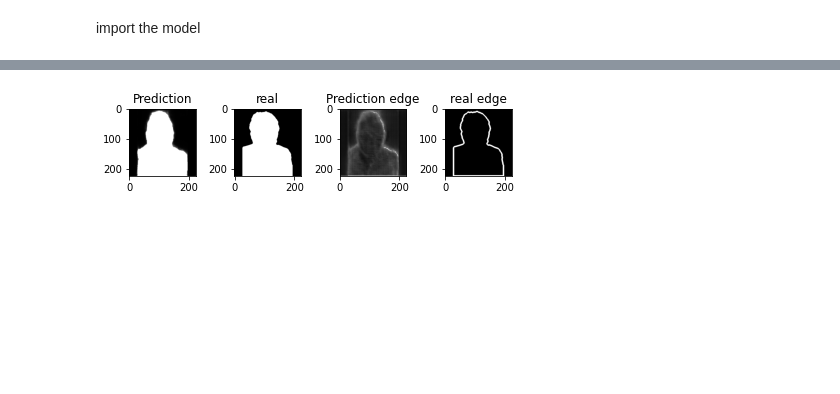
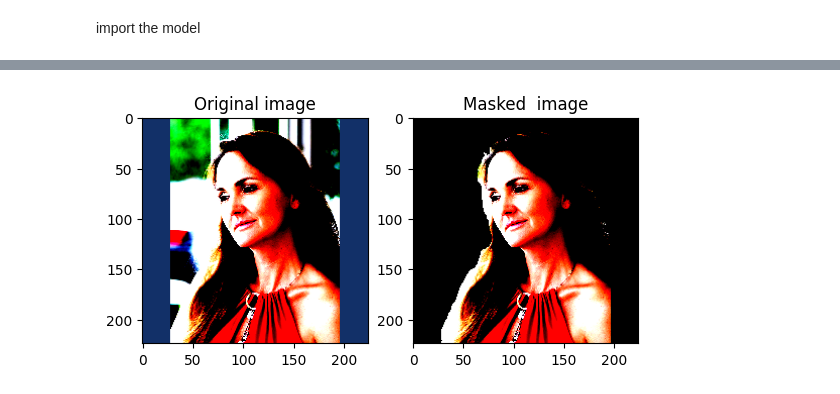
Before and after one commit to leonardopesce/Computer_Vision_CIE6004_CUHKsz, a Jupyter notebook: PotraitNet/train.ipynb, the cells around one changed output, grey strips where cells are left out. Cells and saved outputs as stored; diff of their text form; code cells hidden in the pictures; blank space fills up the shorter version.

```diff
--- a/PotraitNet/train.ipynb
+++ b/PotraitNet/train.ipynb
@@ -70,6 +89,5 @@ image number in testing:  289
 import the model
 # %%
 netmodel = PotraitNet(channelRatio=1.0,
-                      minChannel=16,
-                      weightInit=True).cuda()
+                      minChannel=16).cuda()
 # %%
@@ -182,3 +179,12 @@ def calcIOU(img, mask):
+# %%
+def calcIOU(img, mask):
+    # compute the intersection
+    intersection = np.logical_and(img, mask)
+    # compute the union
+    union = np.logical_or(img, mask)
+    # compute iou (in case union is empty union = 1)
+    iou = np.sum(intersection) / np.sum(union) if np.sum(union) > 0 else 1.0
+    return iou
 # %%
 def test(dataLoader, netmodel, optimizer, epoch, exp_args):
     # switch to eval mode
@@ -247,6 +210,7 @@ def test(dataLoader, netmodel, optimizer, epoch, exp_args):
 # %%
 minLoss = 10000
 gap = 0
+loss_history = []
 if args.resume_train:
     bestModelFile = os.path.join(args.model_root, 'model_best.pth.tar')
     if os.path.isfile(bestModelFile):
@@ -255,6 +219,7 @@ if args.resume_train:
         optimizer.load_state_dict(checkpoint['optimizer'])
         gap = checkpoint['epoch']
         minLoss = checkpoint['minLoss']
+        loss_history = checkpoint['loss_history']
         print("=> loaded checkpoint '{}' (epoch {})".format(bestModelFile, checkpoint['epoch']))
     else:
         print("=> no checkpoint found at '{}'".format(bestModelFile))
@@ -263,5 +228,5 @@ if args.resume_train:
 # %%
-for epoch in range(gap, 10):
+for epoch in range(gap, 1000):
     adjust_learning_rate(optimizer, epoch, args, multiple)
 
     train(dataLoader_train, netmodel, optimizer, epoch, args)
@@ -273,10 +238,12 @@ for epoch in range(gap, 10):
     # saving the progress
     is_best = loss < minLoss
     minLoss = loss if is_best else minLoss
+    loss_history.append(loss)
     save_checkpoint({
         'epoch': epoch+1,
         'minLoss': minLoss,
         'state_dict': netmodel.state_dict(),
         'optimizer' : optimizer.state_dict(),
+        'loss_history': loss_history
         }, is_best, args.model_root)
 # %% [output]
@@ -292,5 +267,9 @@ Original Traceback (most recent call last):
 # %%
-from matplotlib import pyplot as plt
+def add_plot(img, n_plot, tot_plot, cmap=None, title=""):
+    plt.subplot(1, tot_plot, n_plot)
+    plt.imshow(img, cmap=cmap)
+    plt.title(title)
+
 def evaluate(dataLoader, netmodel):
     # switch to eval mode
     netmodel.eval()
@@ -302,49 +281,45 @@ def evaluate(dataLoader, netmodel):
     iou = 0
 
     for i, (input_ori, input, edge, mask) in enumerate(dataLoader):
-        if i == 10:
-            break
-        input_ori_var = Variable(input_ori.cuda())
-        input_var = Variable(input.cuda())
-        edge_var = Variable(edge.cuda())
-        mask_var = Variable(mask.cuda())
+        if index <= i < index + 5:
+            input_ori_var = Variable(input_ori.cuda())
 
-        output_mask, output_edge = netmodel(input_var)
+            output_mask, output_edge = netmodel(input_ori_var)
 
-        prob = softmax(output_mask)[0,1,:,:]
-        pred = prob.data.cpu().numpy()
-        pred[pred>0.5] = 1
+            prob = softmax(output_mask)[0,1,:,:]
+            pred = prob.data.cpu().numpy()
+            pred = np.where(pred > 0.5, 1, 0)
 
-        prob = softmax(output_edge)[0,1,:,:]
-        pred_edge = prob.data.cpu().numpy()
-        pred_edge[pred_edge>0.4] = 1
-        pred_edge[pred_edge<=0.4] = 0
+            prob = softmax(output_edge)[0,1,:,:]
+            pred_edge = prob.data.cpu().numpy()
+            pred_edge = np.where(pred_edge > 0.4, 1, 0)
 
-        plt.figure(figsize=(6, 3))
+            plt.figure(figsize=(6, 3))
 
-        # Plot the first image on the left subplot
-        plt.subplot(1, 4, 1)
-        plt.imshow(pred, cmap="gray")
-        plt.title('Prediction mask')
+            # Plot the first image on the left subplot
+            add_plot(pred, 1, 4, "gray", "Prediction mask")
 
-        # Plot the second image on the right subplot
-        plt.subplot(1, 4, 2)
-        plt.imshow(mask[0], cmap='gray')
-        plt.title('Real mask')
+            # Plot the second image on the right subplot
+            add_plot(mask[0], 2, 4, "gray", "Real mask")
 
-        plt.subplot(1, 4, 3)
-        plt.imshow(pred_edge, cmap="gray")
-        plt.title('Prediction edge')
+            add_plot(pred_edge, 3, 4, "gray", "Prediction edge")
 
-        plt.subplot(1, 4, 4)
-        plt.imshow(edge[0], cmap='gray')
-        plt.title('Real edge')
+            add_plot(edge[0], 4, 4, "gray", "Real edge")
 
-        # Adjust spacing between the subplots
-        plt.tight_layout()
+            # For the spacing between the subplots
+            plt.tight_layout()
 
-        # Show the plot
-        plt.show()
+            # Show the plot
+            plt.show()
 
-evaluate(dataLoader_test, netmodel)
+            add_plot(cv2.cvtColor(input_ori.squeeze().permute(1, 2, 0).numpy(), cv2.COLOR_BGR2RGB), 1, 2, title="Original image")
+            masked_image = cv2.cvtColor((input_ori.squeeze()*pred).permute(1, 2, 0).numpy().astype('float32'), cv2.COLOR_BGR2RGB)
+            add_plot(masked_image, 2, 2, title="Masked  image")
+
+            # Show the plot
+            plt.show()
+
+# index to choose which 5 image to print (sequentially)
+index = 35
+evaluate(dataLoader_eval, netmodel)
 # %% [output]
@@ -352 +329 @@ evaluate(dataLoader_test, netmodel)
-[figure, old version]
+[figure, new version]
```
Also changed, not shown: parts of 17 cells of this notebook, 34 other files.
